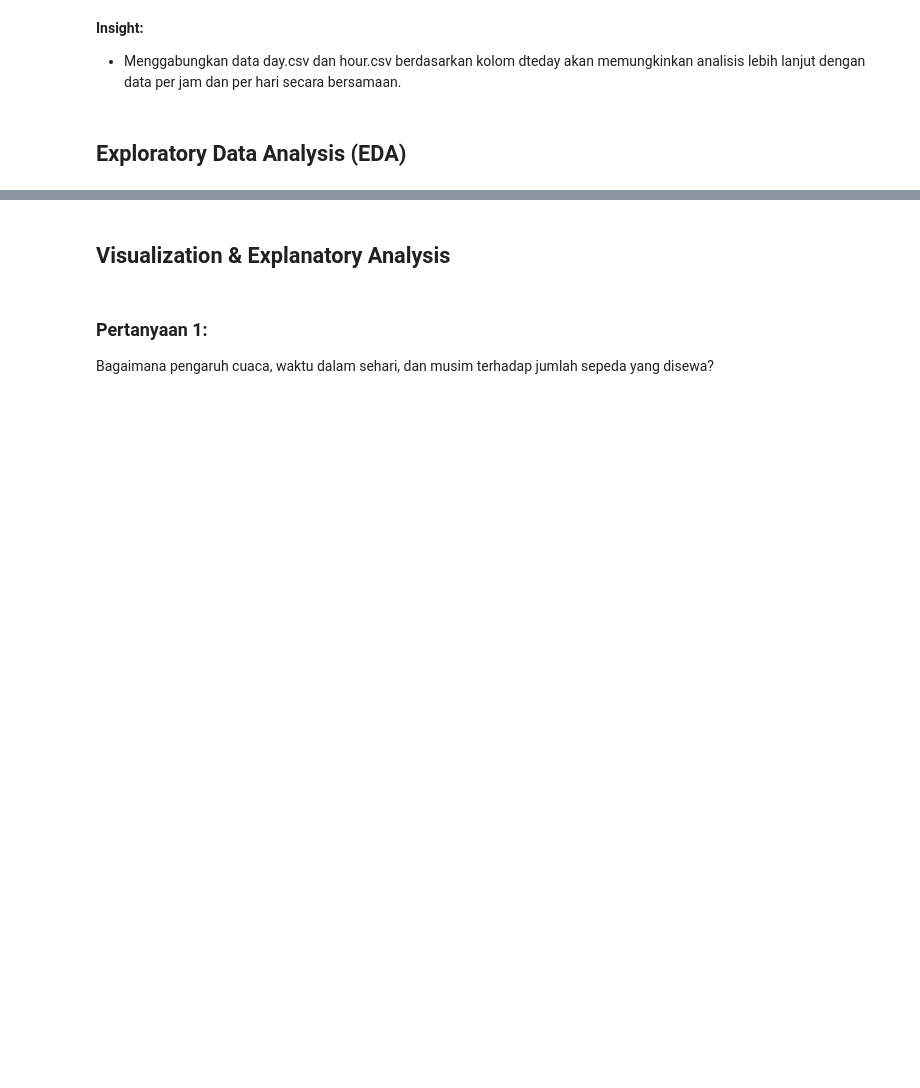
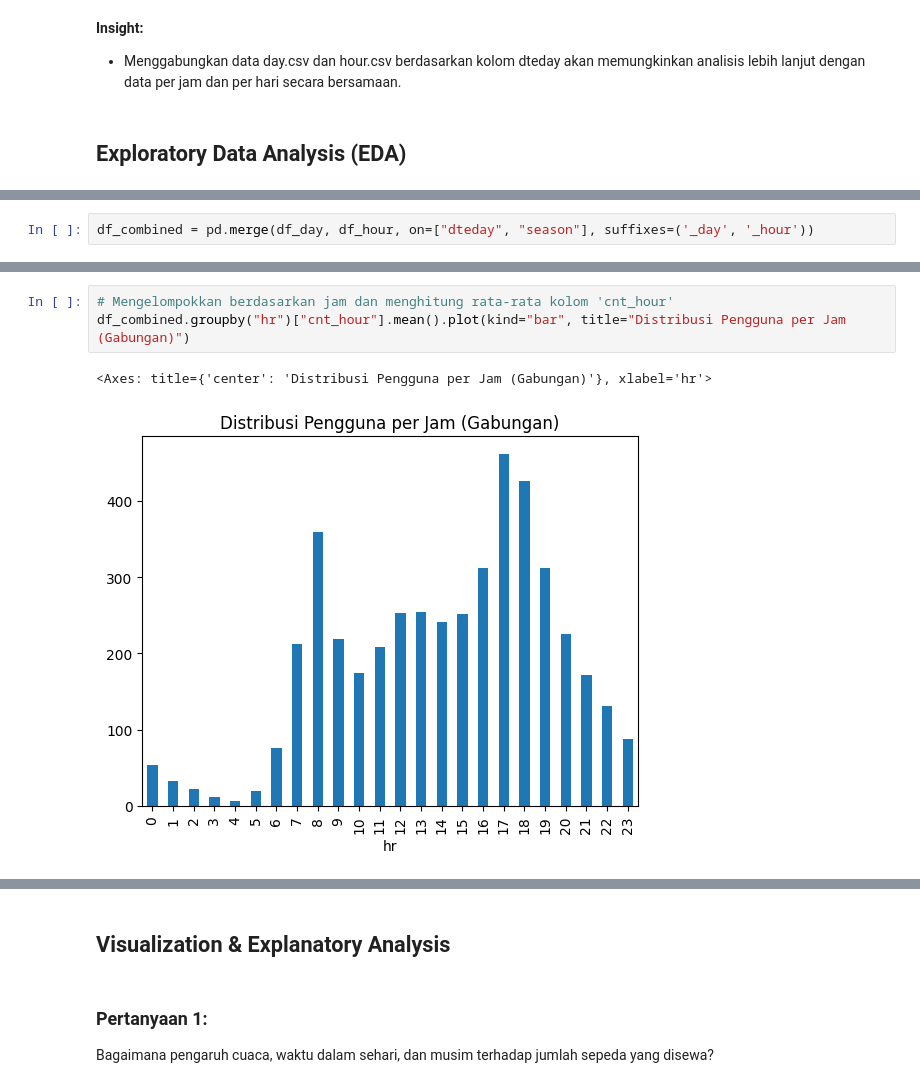
Before and after one commit to maulanycitra/Proyek-Analisis-Data-Dicoding, a Jupyter notebook: Proyek_Analisis_Data_Maulany_Citra_Pandini.ipynb, the cells around one changed output, grey strips where cells are left out. Saved outputs shown, nothing was run; the diff lists cells and outputs as text; blank space fills up the shorter version.

```diff
--- a/Proyek_Analisis_Data_Maulany_Citra_Pandini.ipynb
+++ b/Proyek_Analisis_Data_Maulany_Citra_Pandini.ipynb
@@ -230,0 +350,2 @@ Name: cnt_y, dtype: float64
+# %%
+df_combined = pd.merge(df_day, df_hour, on=["dteday", "season"], suffixes=('_day', '_hour'))
@@ -230,0 +386,6 @@ Name: cnt_y, dtype: float64
+# %%
+# Mengelompokkan berdasarkan jam dan menghitung rata-rata kolom 'cnt_hour'
+df_combined.groupby("hr")["cnt_hour"].mean().plot(kind="bar", title="Distribusi Pengguna per Jam (Gabungan)")
+# %% [output]
+<Axes: title={'center': 'Distribusi Pengguna per Jam (Gabungan)'}, xlabel='hr'>
+[figure, added]
```
Also changed, not shown: parts of 38 cells of this notebook.
